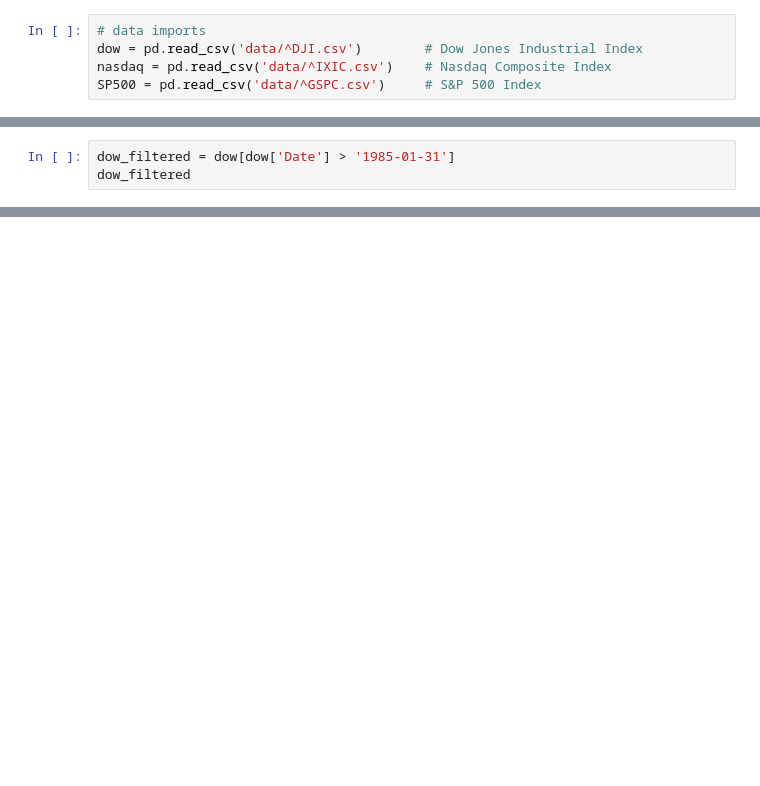
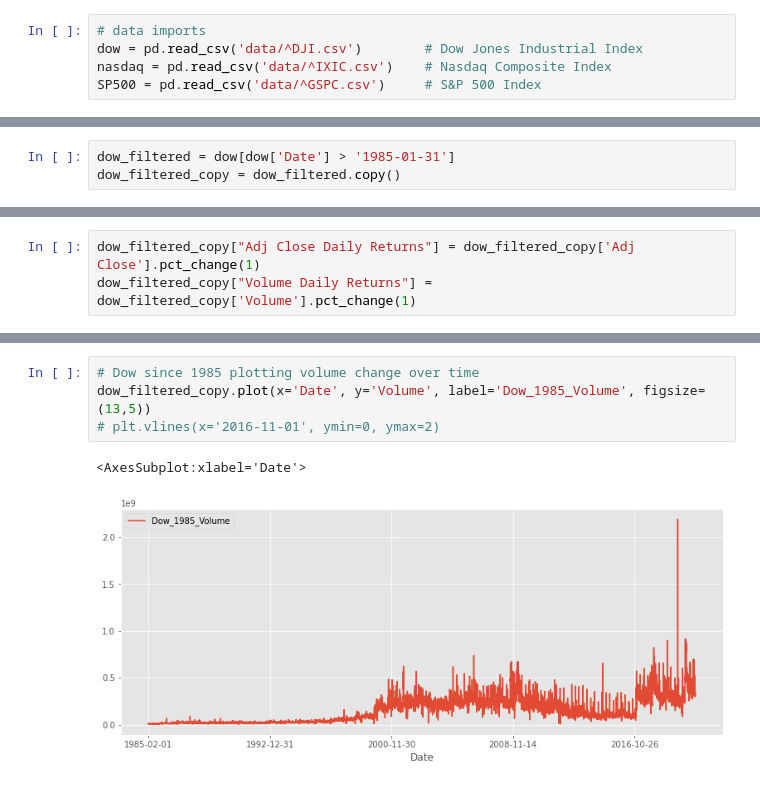
Before and after one commit to yamasjose11/index-elections, a Jupyter notebook: index-funds-elections.ipynb, the cells around one changed output, grey strips where cells are left out. Drawn from its saved outputs; the diff is of its cells as text; blank space fills up the shorter version.

```diff
--- a/index-funds-elections.ipynb
+++ b/index-funds-elections.ipynb
@@ -15,3 +19,3 @@ SP500 = pd.read_csv('data/^GSPC.csv')     # S&P 500 Index
 # %%
 dow_filtered = dow[dow['Date'] > '1985-01-31']
-dow_filtered
+dow_filtered_copy = dow_filtered.copy()
@@ -70,0 +39,3 @@ range(0, 9006)
+# %%
+dow_filtered_copy["Adj Close Daily Returns"] = dow_filtered_copy['Adj Close'].pct_change(1)
+dow_filtered_copy["Volume Daily Returns"] = dow_filtered_copy['Volume'].pct_change(1)
@@ -70,0 +61,7 @@ range(0, 9006)
+# %%
+# Dow since 1985 plotting volume change over time
+dow_filtered_copy.plot(x='Date', y='Volume', label='Dow_1985_Volume', figsize=(13,5))
+# plt.vlines(x='2016-11-01', ymin=0, ymax=2)
+# %% [output]
+<AxesSubplot:xlabel='Date'>
+[figure, added]
```
Also changed, not shown: parts of 25 cells of this notebook.
